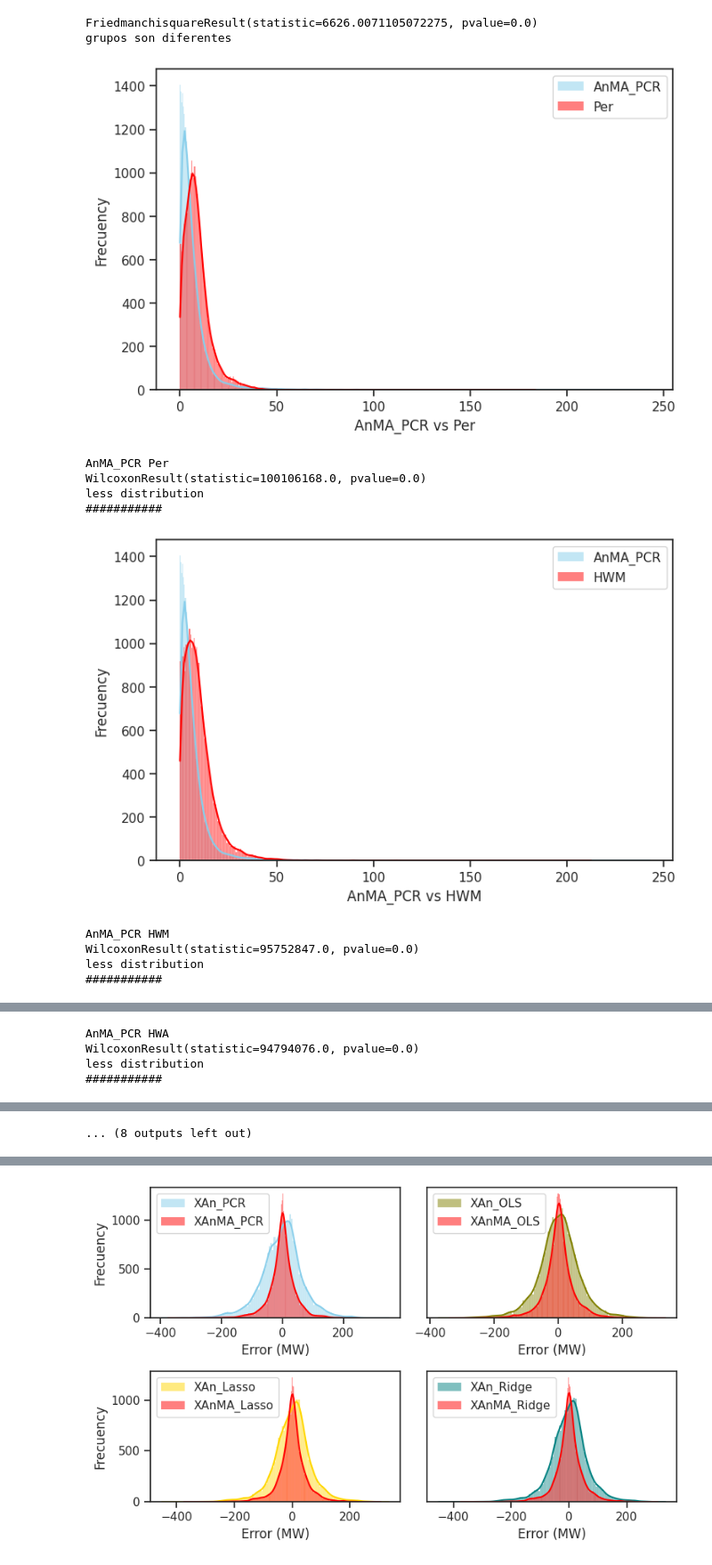
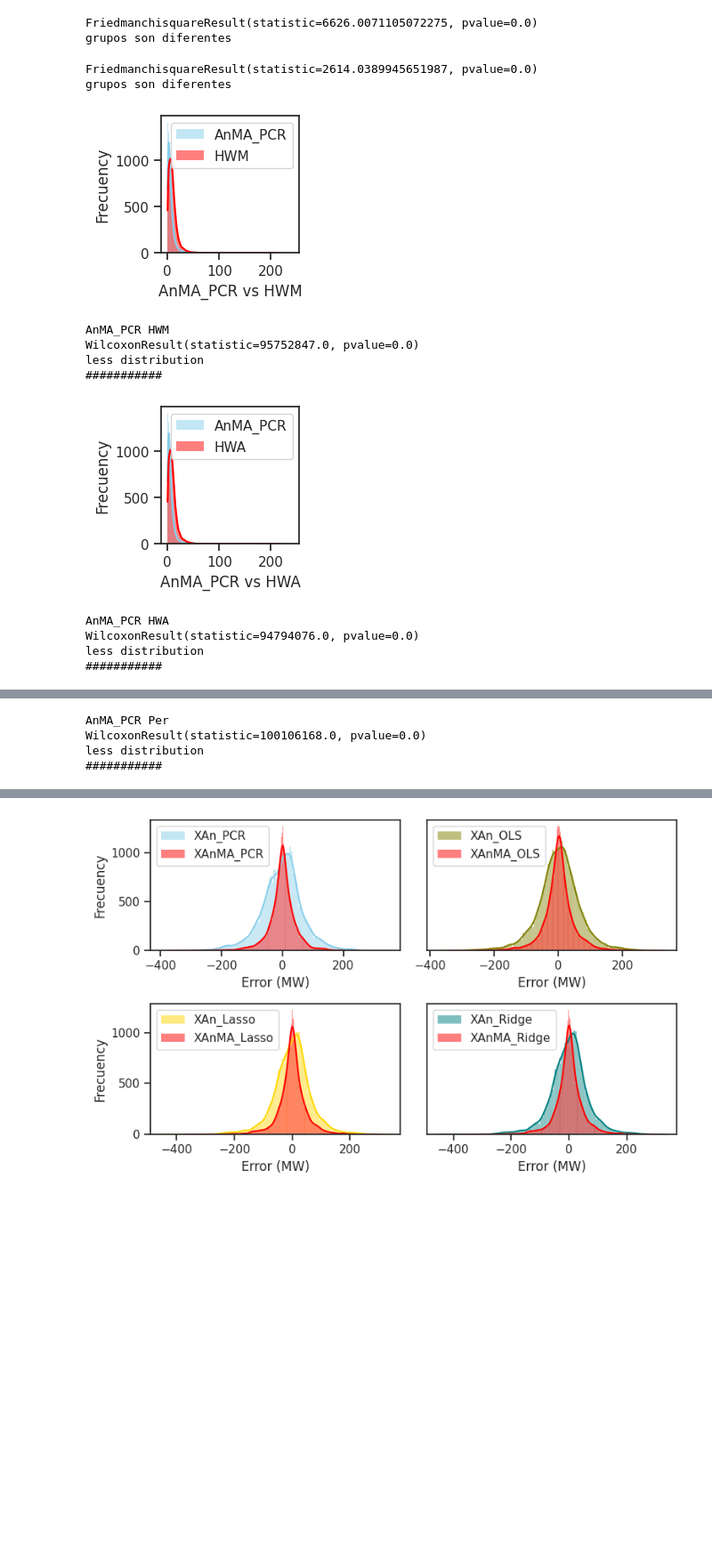
Before and after one commit to urieliram/analog, a Jupyter notebook: test2.ipynb, the cells around one changed output, grey strips where cells are left out. Shown at 89% size. Saved outputs shown, nothing was run; the diff lists cells and outputs as text; code cells hidden in the pictures; blank space fills up the shorter version.

Commit message:
Modificaciòn de graficas de resultados

```diff
--- a/test2.ipynb
+++ b/test2.ipynb
@@ -69,7 +69,7 @@ for filename in os.listdir(directory):
     f = os.path.join(directory, filename)
     model_name = filename.split('.')[0]
     # print(model_name)
-    if 'X' in filename or 'HW' in filename or 'Per' in filename:
+    if 'X' in filename or 'HW' in filename or 'Per' in filename or 'AR' in filename:
         df = pd.read_csv(f, header=None)
         df.columns = ['index', 't_pred', 'y_pred']
         if 'X' in filename:
@@ -556,46 +558,62 @@ else:
 # %% [output]
 FriedmanchisquareResult(statistic=6626.0071105072275, pvalue=0.0)
 grupos son diferentes
+# %%
+# Se usa para comparar datos ordenados y por pares
+alpha = 0.05
+friedman_res = stats.friedmanchisquare( df_errors.dropna().abs().XAnMA_PCR,
+                                        df_errors.dropna().abs().XARMA,
+                                        df_errors.dropna().abs().XHWM,
+                                        df_errors.dropna().abs().XHWA)
+print(friedman_res)
+if (friedman_res.pvalue < alpha):
+    print('grupos son diferentes')
+else:
+    print('grupos son distintos')
+# %% [output]
+FriedmanchisquareResult(statistic=2614.0389945651987, pvalue=0.0)
+grupos son diferentes
 # %%
+## UN PERIODO
 contentands = [
     'AnMA_PCR',
-    'Per',
     'HWM',
     'HWA',
-    'XAn_euc'
+    'Per'
 ]
+    #'XAn_euc'
 
 alternative = 'less'
 
 for c1 in range(len(contentands)):
     for c2 in range(c1 + 1, len(contentands)):
         if c1 != c2:
             sns.set(style="ticks")
-            plt.figure(figsize=(8, 5))
+            plt.figure(figsize=(2 , 2))
             ax = plt.gca()
             sns.histplot(data=df_errors.dropna().abs(), x=contentands[c1], color="skyblue", label=contentands[c1],   kde=True, ax=ax)
             sns.histplot(data=df_errors.dropna().abs(), x=contentands[c2], color="red",     label=contentands[c2], kde=True, ax=ax)
             ax.set_xlabel(f'{contentands[c1]} vs {contentands[c2]}')
             ax.set_ylabel('Frecuency')
             plt.legend()
             #axs[0, 0].get_yaxis().set_visible(False)
             plt.show()
             print(contentands[c1], contentands[c2])
             wil_res = stats.wilcoxon(df_errors.dropna().abs()[contentands[c1]], df_errors.dropna().abs()[contentands[c2]], alternative=alternative)
             print(wil_res)
             if (wil_res.pvalue < alpha):
                 print(f'{alternative} distribution')
             else:
                 print(f'{alternative} rejected')
         print('###########\n')
 # %% [output]
-[figure, old version]
+[figure, new version]
-AnMA_PCR Per
-WilcoxonResult(statistic=100106168.0, pvalue=0.0)
+AnMA_PCR HWM
+WilcoxonResult(statistic=95752847.0, pvalue=0.0)
 less distribution
 ###########
-[figure, old version]
+[figure, new version]
-AnMA_PCR HWM
-WilcoxonResult(statistic=95752847.0, pvalue=0.0)
+AnMA_PCR HWA
+WilcoxonResult(statistic=94794076.0, pvalue=0.0)
 less distribution
 ###########
@@ -603,4 +621,4 @@ less distribution
-AnMA_PCR HWA
-WilcoxonResult(statistic=94794076.0, pvalue=0.0)
+AnMA_PCR Per
+WilcoxonResult(statistic=100106168.0, pvalue=0.0)
 less distribution
 ###########
@@ -621,2 +639 @@ less distribution
 ###########
-... (8 outputs left out)
```
Also changed, not shown: parts of 30 cells of this notebook, 6 other files.
